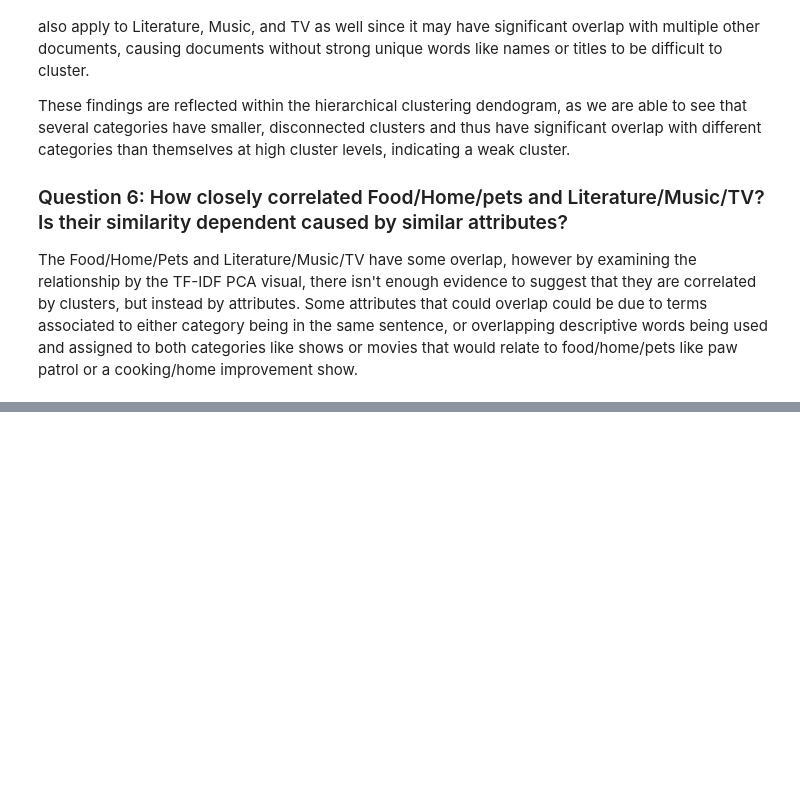
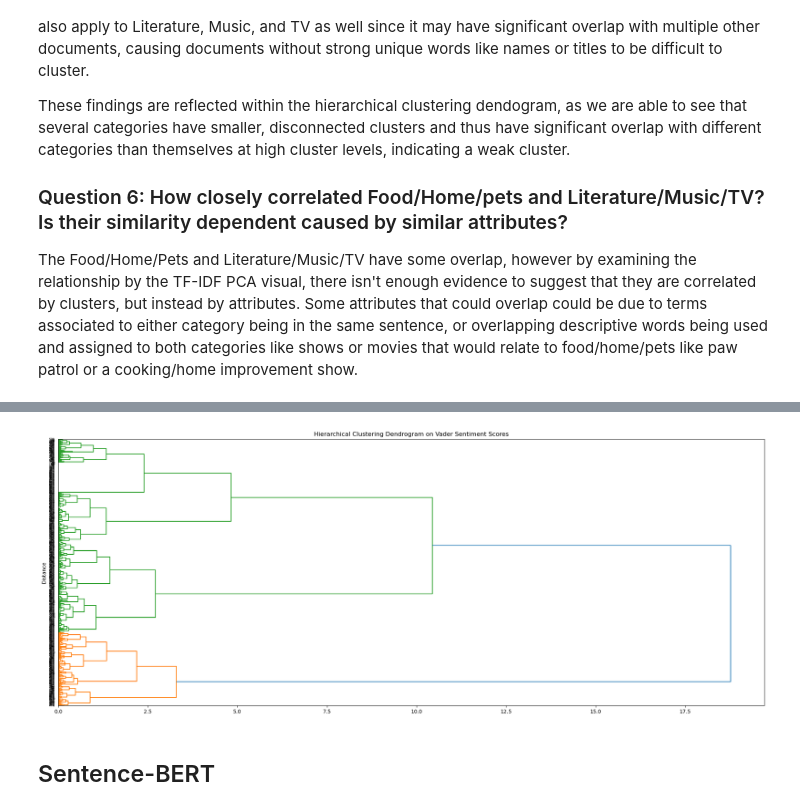
Before and after one commit to avamwilliams/105final, a Jupyter notebook: main.ipynb, the cells around one changed output, grey strips where cells are left out. Cells and saved outputs as stored; diff of their text form; code cells hidden in the pictures; blank space fills up the shorter version.

```diff
--- a/main.ipynb
+++ b/main.ipynb
@@ -807,0 +943,19 @@ The Food/Home/Pets and Literature/Music/TV have some overlap, however by examini
+# %%
+linked = linkage(dense_array(X_vader), method = "ward")
+
+plt.figure(figsize=(20,8))
+dendrogram(linked,
+            orientation = 'right',
+            # truncate_mode='lastp',  # Truncate the leaf nodes
+            # p=20,                   # Show ONLY the top 20 structural branches/clusters
+            # show_contracted=True,   # Put small dots at the bottom to represent collapsed items
+            leaf_font_size=6
+          )
+plt.title("Hierarchical Clustering Dendrogram on Vader Sentiment Scores")
+plt.ylabel("Distance")
+plt.tight_layout()
+plt.show()
+# %% [output]
+[figure, added]
+# %% [markdown]
+## Sentence-BERT
```
Also changed, not shown: parts of 33 cells of this notebook, 1 other file.
